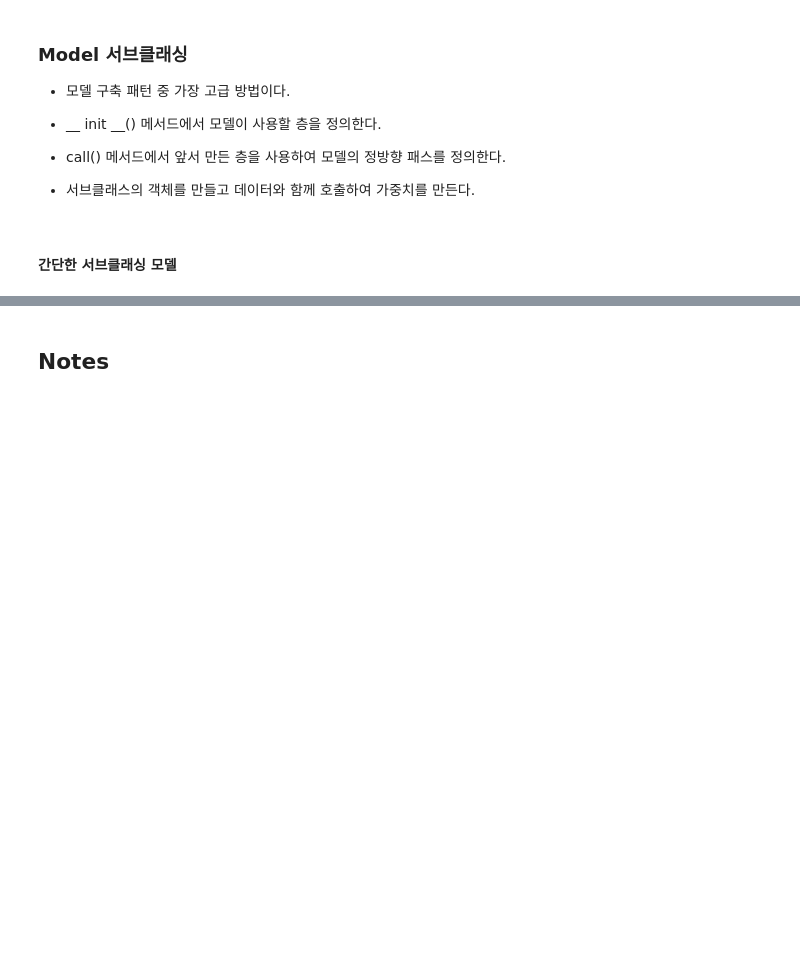
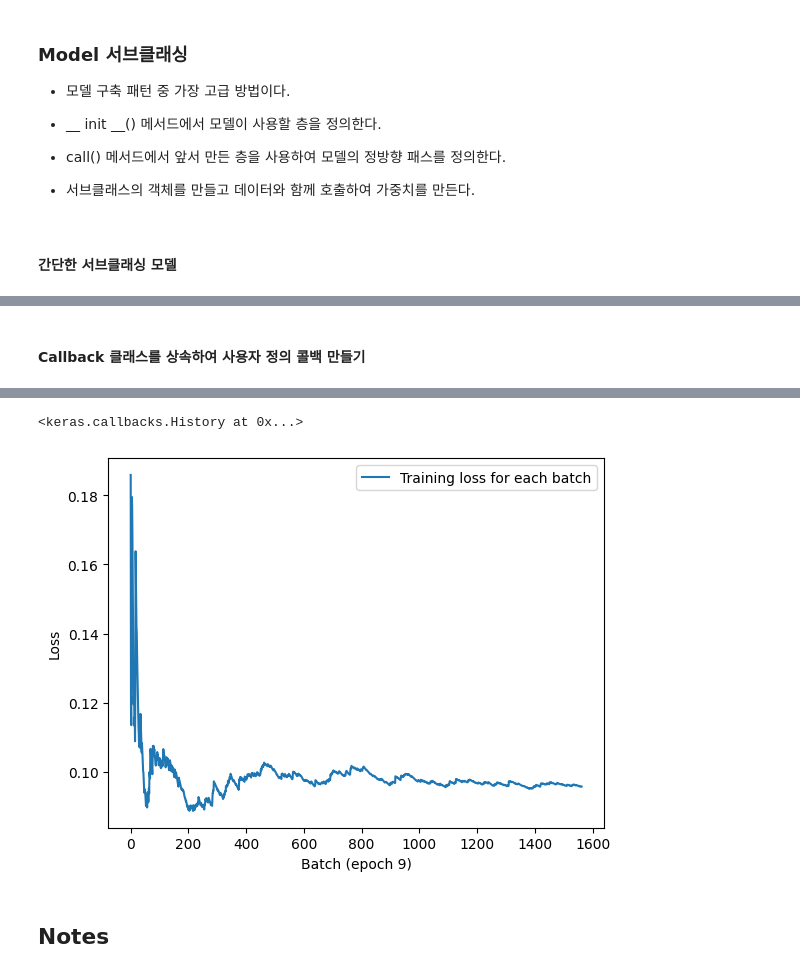
Before and after one commit to devwoo41/DLStudy_Scratch, a Jupyter notebook: 06_AllAboutKeras.ipynb, the cells around one changed output, grey strips where cells are left out. Drawn from its saved outputs; the diff is of its cells as text; code cells hidden in the pictures; blank space fills up the shorter version.

```diff
--- a/06_AllAboutKeras.ipynb
+++ b/06_AllAboutKeras.ipynb
@@ -339,0 +367,16 @@ priority_preds, department_preds = model.predict({'title': title_data, 'text_bod
+# %%
+inputs = keras.Input(shape=(64,))
+outputs = layers.Dense(1, activation='sigmoid')(inputs)
+binary_classifier = keras.Model(inputs=inputs, outputs=outputs)
+
+class MyModel(keras.Model):
+    def __init__(self, num_classes=2):
+        super().__init__()
+        self.dense = layers.Dense(64, activation='relu')
+        self.classifier = binary_classifier
+
+    def call(self, inputs):
+        features = self.dense(inputs)
+        return self.classifier(features)
+
+model = MyModel()
@@ -339,0 +419,29 @@ priority_preds, department_preds = model.predict({'title': title_data, 'text_bod
+# %% [markdown]
+#### Callback 클래스를 상속하여 사용자 정의 콜백 만들기
+# %%
+from matplotlib import pyplot as plt
+
+class LossHistory(keras.callbacks.Callback):
+    def on_train_begin(self, logs):
+        self.per_batch_losses = []
+    def on_batch_end(self, batch, logs):
+        self.per_batch_losses.append(logs.get('loss'))
+    def on_epoch_end(self, epoch, logs):
+        plt.clf()
+        plt.plot(range(len(self.per_batch_losses)), self.per_batch_losses,
+                 label='Training loss for each batch')
+        plt.xlabel(f'Batch (epoch {epoch})')
+        plt.ylabel('Loss')
+        plt.legend()
+        plt.savefig(f'plot_at_epoch_{epoch}')
+        self.per_batch_losses = []
+
+model = get_mnist_model()
+model.compile(optimizer='rmsprop',
+                  loss='sparse_categorical_crossentropy',
+                  metrics=['accuracy'])
+model.fit(train_images, train_labels,
+              epochs=10,
+              callbacks=[LossHistory()],
+              validation_data=(val_images, val_labels))
+# %% [output]
@@ -340,2 +468,4 @@ priority_preds, department_preds = model.predict({'title': title_data, 'text_bod
+<keras.callbacks.History at 0x...>
+[figure, added]
 # %% [markdown]
 ## Notes
```
Also changed, not shown: parts of 13 cells of this notebook, 10 other files.
